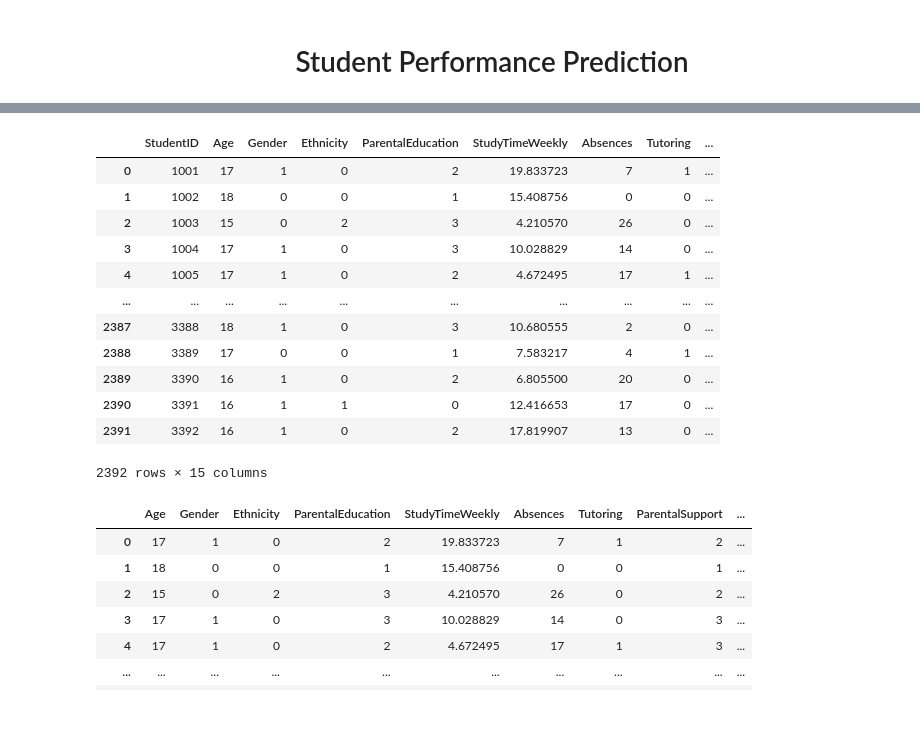
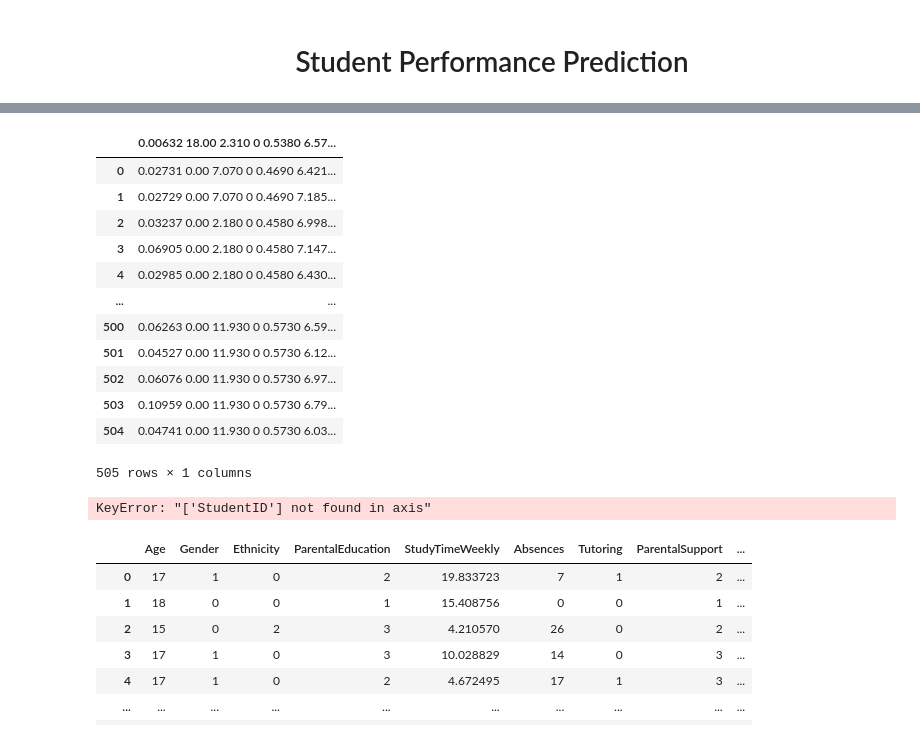
Before and after one commit to TimotheeNkwar/Data-Science-projects, a Jupyter notebook: project 8 Student_performance_prediction/Student_performance.ipynb, the cells around one changed output, grey strips where cells are left out. Cells and saved outputs as stored; diff of their text form; code cells hidden in the pictures.

```diff
--- a/project 8 Student_performance_prediction/Student_performance.ipynb
+++ b/project 8 Student_performance_prediction/Student_performance.ipynb
@@ -23,0 +23,4 @@ print(data.count().compute()[0])
+# %%
+data = pd.read_csv("C:\\Users\\KOVVO\\.cache\\kagglehub\\datasets\\shree1992\\housedata\\versions\\2")
+print(data.shape)
+data.head()
@@ -23,0 +29,4 @@ print(data.count().compute()[0])
+# %%
+duplicates = data[data.duplicated()]# Check for duplicates in the 'data' DataFrame
+data = data.drop_duplicates()# Remove duplicates from data
+data.shape
@@ -42,20 +39,22 @@ GradeClass           0
 dtype: int64
 # %%
-data.drop_duplicates().compute()
+data.drop_duplicates()
 # %% [output]
-|  | StudentID | Age | Gender | Ethnicity | ParentalEducation | StudyTimeWeekly | Absences | Tutoring | ... |
-| 0 | 1001 | 17 | 1 | 0 | 2 | 19.833723 | 7 | 1 | ... |
-| 1 | 1002 | 18 | 0 | 0 | 1 | 15.408756 | 0 | 0 | ... |
-| 2 | 1003 | 15 | 0 | 2 | 3 | 4.210570 | 26 | 0 | ... |
-| 3 | 1004 | 17 | 1 | 0 | 3 | 10.028829 | 14 | 0 | ... |
-| 4 | 1005 | 17 | 1 | 0 | 2 | 4.672495 | 17 | 1 | ... |
-| ... | ... | ... | ... | ... | ... | ... | ... | ... | ... |
-| 2387 | 3388 | 18 | 1 | 0 | 3 | 10.680555 | 2 | 0 | ... |
-| 2388 | 3389 | 17 | 0 | 0 | 1 | 7.583217 | 4 | 1 | ... |
-| 2389 | 3390 | 16 | 1 | 0 | 2 | 6.805500 | 20 | 0 | ... |
-| 2390 | 3391 | 16 | 1 | 1 | 0 | 12.416653 | 17 | 0 | ... |
-| 2391 | 3392 | 16 | 1 | 0 | 2 | 17.819907 | 13 | 0 | ... |
+|  | 0.00632 18.00 2.310 0 0.5380 6.57... |
+| 0 | 0.02731 0.00 7.070 0 0.4690 6.421... |
+| 1 | 0.02729 0.00 7.070 0 0.4690 7.185... |
+| 2 | 0.03237 0.00 2.180 0 0.4580 6.998... |
+| 3 | 0.06905 0.00 2.180 0 0.4580 7.147... |
+| 4 | 0.02985 0.00 2.180 0 0.4580 6.430... |
+| ... | ... |
+| 500 | 0.06263 0.00 11.930 0 0.5730 6.59... |
+| 501 | 0.04527 0.00 11.930 0 0.5730 6.12... |
+| 502 | 0.06076 0.00 11.930 0 0.5730 6.97... |
+| 503 | 0.10959 0.00 11.930 0 0.5730 6.79... |
+| 504 | 0.04741 0.00 11.930 0 0.5730 6.03... |
-2392 rows × 15 columns
+505 rows × 1 columns
 # %%
-data_clean = data.drop("StudentID",axis=1).compute()
+data = data.drop("StudentID",axis=1)
+# %% [output]
+KeyError: "['StudentID'] not found in axis"
 # %%
```
Also changed, not shown: parts of 21 cells of this notebook, 2 other files.
